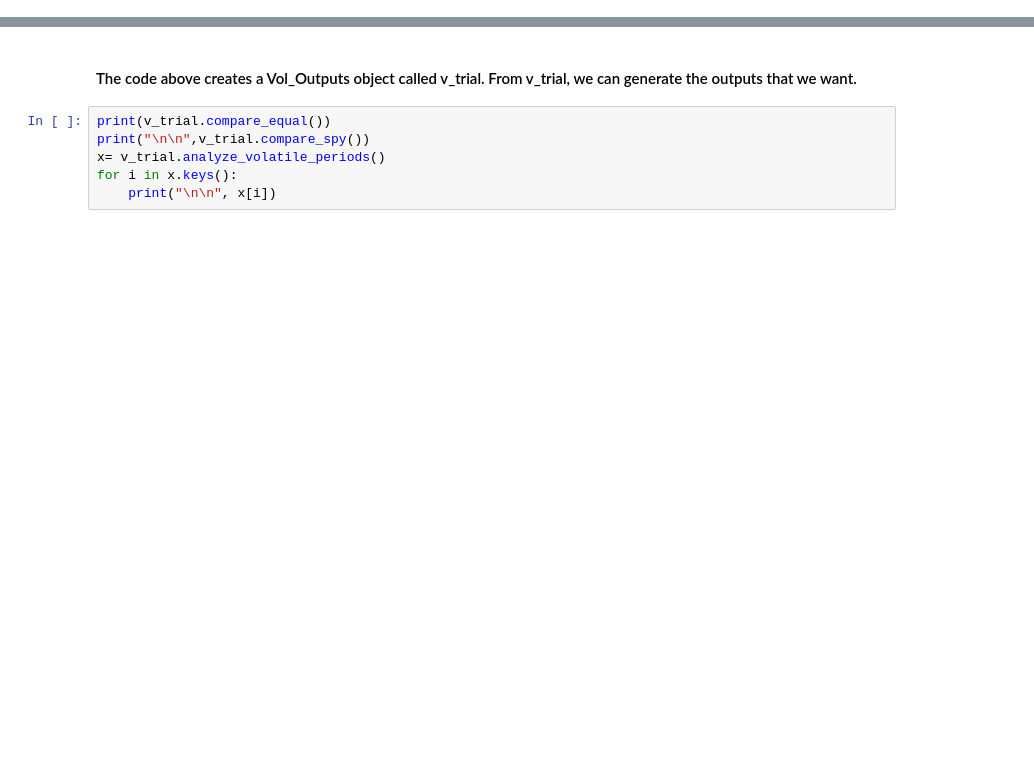
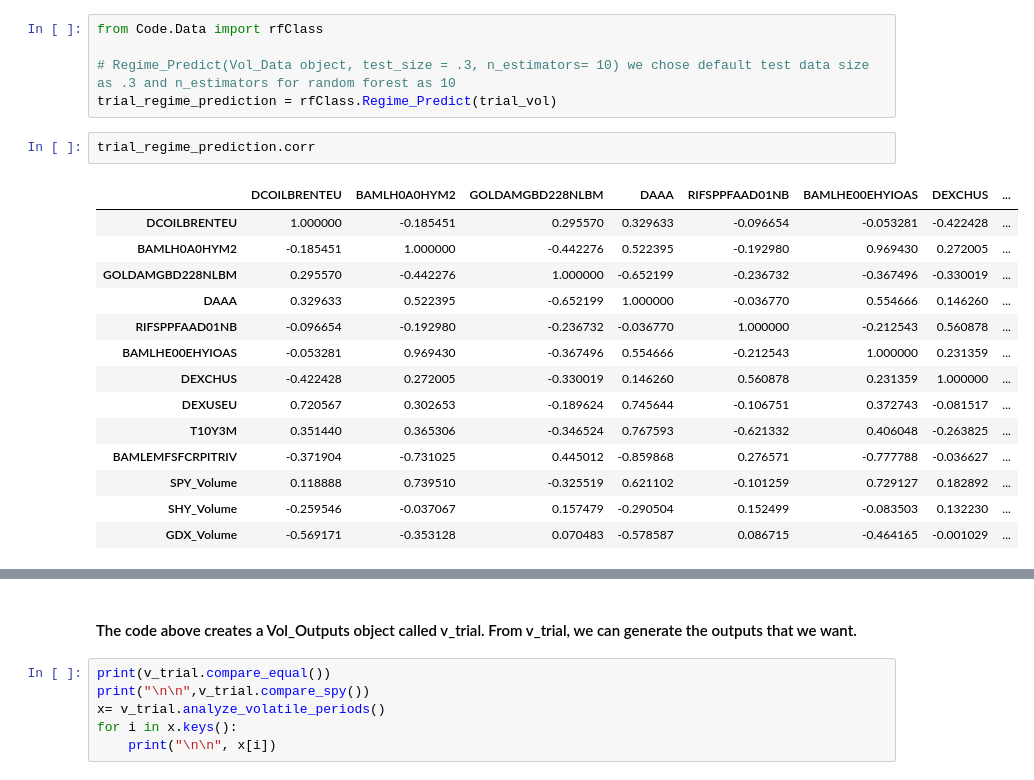
Before and after one commit to greggiordano12/Vol-Regime-Project, a Jupyter notebook: Vol Regime Checkpoint 2.ipynb, the cells around one changed output, grey strips where cells are left out. Saved outputs shown, nothing was run; the diff lists cells and outputs as text; blank space fills up the shorter version.

```diff
--- a/Vol Regime Checkpoint 2.ipynb
+++ b/Vol Regime Checkpoint 2.ipynb
@@ -38,3 +61,25 @@ v_trial = Vol_Outputs(start_date, end_date, tickers, fred_strings)
 # %% [output]
 2919
 2922
+# %%
+from Code.Data import rfClass
+
+# Regime_Predict(Vol_Data object, test_size = .3, n_estimators= 10) we chose default test data size as .3 and n_estimators for random forest as 10
+trial_regime_prediction = rfClass.Regime_Predict(trial_vol)
+# %%
+trial_regime_prediction.corr
+# %% [output]
+|  | DCOILBRENTEU | BAMLH0A0HYM2 | GOLDAMGBD228NLBM | DAAA | RIFSPPFAAD01NB | BAMLHE00EHYIOAS | DEXCHUS | ... |
+| DCOILBRENTEU | 1.000000 | -0.185451 | 0.295570 | 0.329633 | -0.096654 | -0.053281 | -0.422428 | ... |
+| BAMLH0A0HYM2 | -0.185451 | 1.000000 | -0.442276 | 0.522395 | -0.192980 | 0.969430 | 0.272005 | ... |
+| GOLDAMGBD228NLBM | 0.295570 | -0.442276 | 1.000000 | -0.652199 | -0.236732 | -0.367496 | -0.330019 | ... |
+| DAAA | 0.329633 | 0.522395 | -0.652199 | 1.000000 | -0.036770 | 0.554666 | 0.146260 | ... |
+| RIFSPPFAAD01NB | -0.096654 | -0.192980 | -0.236732 | -0.036770 | 1.000000 | -0.212543 | 0.560878 | ... |
+| BAMLHE00EHYIOAS | -0.053281 | 0.969430 | -0.367496 | 0.554666 | -0.212543 | 1.000000 | 0.231359 | ... |
+| DEXCHUS | -0.422428 | 0.272005 | -0.330019 | 0.146260 | 0.560878 | 0.231359 | 1.000000 | ... |
+| DEXUSEU | 0.720567 | 0.302653 | -0.189624 | 0.745644 | -0.106751 | 0.372743 | -0.081517 | ... |
+| T10Y3M | 0.351440 | 0.365306 | -0.346524 | 0.767593 | -0.621332 | 0.406048 | -0.263825 | ... |
+| BAMLEMFSFCRPITRIV | -0.371904 | -0.731025 | 0.445012 | -0.859868 | 0.276571 | -0.777788 | -0.036627 | ... |
+| SPY_Volume | 0.118888 | 0.739510 | -0.325519 | 0.621102 | -0.101259 | 0.729127 | 0.182892 | ... |
+| SHY_Volume | -0.259546 | -0.037067 | 0.157479 | -0.290504 | 0.152499 | -0.083503 | 0.132230 | ... |
+| GDX_Volume | -0.569171 | -0.353128 | 0.070483 | -0.578587 | 0.086715 | -0.464165 | -0.001029 | ... |
```
Also changed, not shown: parts of 12 cells of this notebook, 3 other files.
